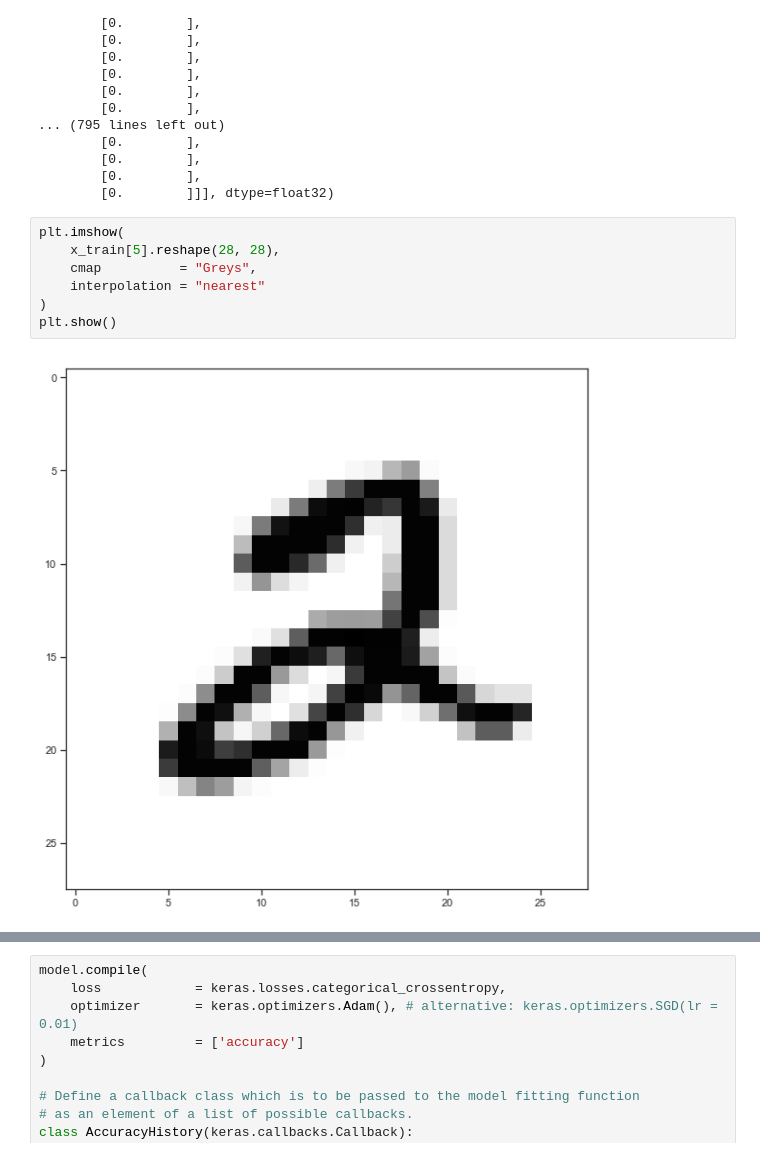
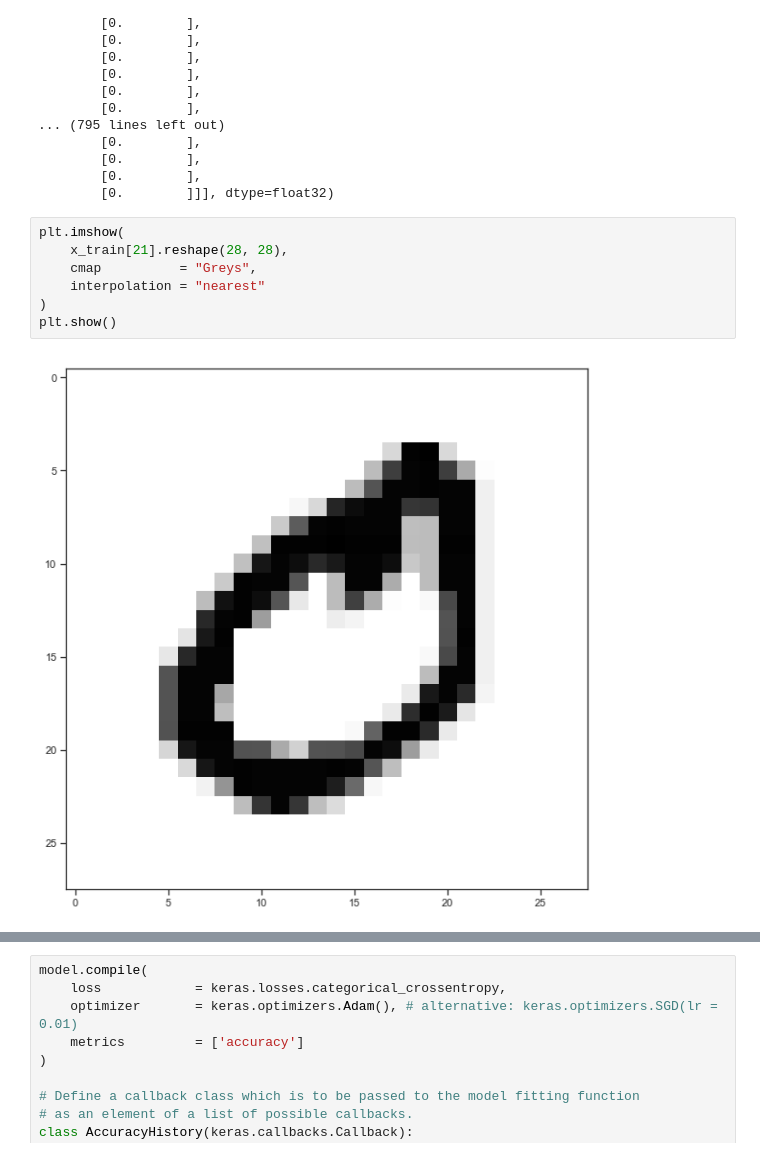
Before and after one commit to wdbm/Psychedelic_Machine_Learning_in_the_Cenozoic_Era, a Jupyter notebook: Keras_convolutional_MNIST.ipynb, the cells around one changed output, grey strips where cells are left out. Saved outputs shown, nothing was run; the diff lists cells and outputs as text.

```diff
--- a/Keras_convolutional_MNIST.ipynb
+++ b/Keras_convolutional_MNIST.ipynb
@@ -91,13 +92,13 @@ array([[[0.        ],
         [0.        ]]], dtype=float32)
 # %%
 plt.imshow(
-    x_train[5].reshape(28, 28),
+    x_train[21].reshape(28, 28),
     cmap          = "Greys",
     interpolation = "nearest"
 )
 plt.show()
 # %% [output]
-[figure, old version]
+[figure, new version]
 # %%
 model = Sequential()
 
```
Also changed, not shown: parts of 19 cells of this notebook.
